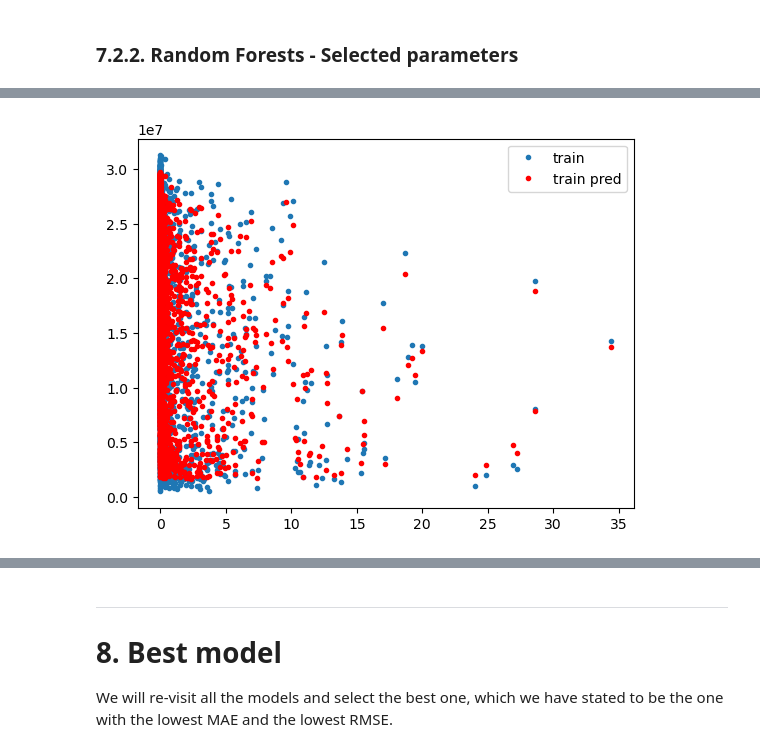
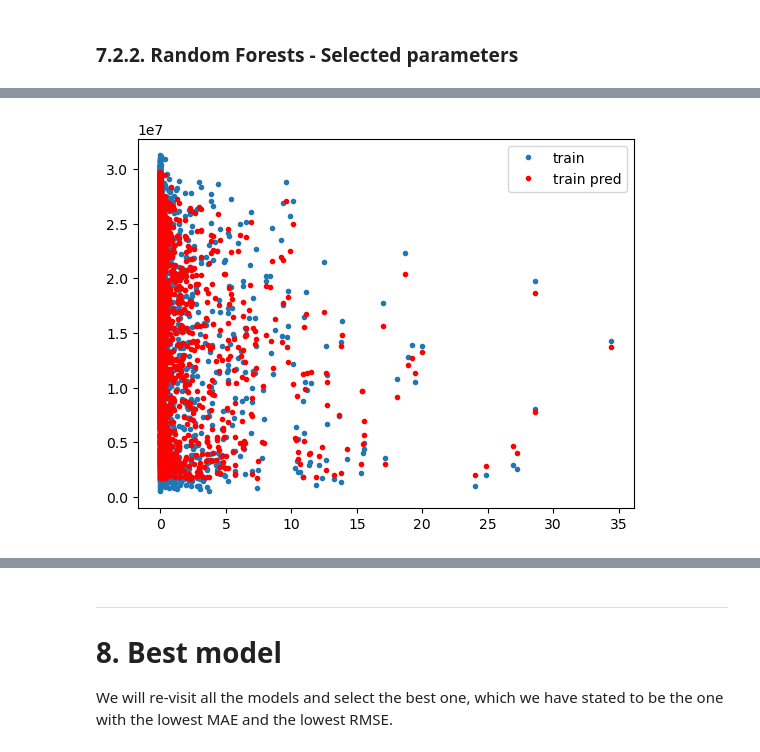
Before and after one commit to carlosiborra/AMS-2013-2014-Solar-Energy-Prediction-Contest, a Jupyter notebook: code/model.ipynb, the cells around one changed output, grey strips where cells are left out. Saved outputs shown, nothing was run; the diff lists cells and outputs as text; code cells hidden in the pictures.

Commit message:
✍🏼 Minor updates - Better Random Forests

```diff
--- a/code/model.ipynb
+++ b/code/model.ipynb
@@ -1256,7 +1255,8 @@ n_splits = 5
 
 pipeline = Pipeline(
     [
-        # ('scaler', StandardScaler()),  # We scale the data to avoid overfitting - Recommended for SVMs
+        # We scale the data to avoid overfitting - Recommended for SVMs
+        # ('scaler', StandardScaler()),
         # ('select', SelectKBest(f_regression)),
         ("model", SVR())
     ]
@@ -1264,9 +1264,9 @@ pipeline = Pipeline(
 
 param_grid = {
     "model__kernel": ["linear", "poly", "rbf", "sigmoid"],
-    "model__C": [0.1, 1, 10, 100, 1000],
+    "model__C": [0.1, 1, 10, 100, 1000, 1010, 1050, 1100],
     "model__gamma": ["scale", "auto", 0.1, 1, 10, 100, 1000],
-#   'select__k': list(range(1, X_train.shape[1]+1))
+    # 'select__k': list(range(1, X_train.shape[1]+1)),
 }
 
 # param_grid = {
@@ -1360,6 +1419,7 @@ param_grid = {
     "model__min_impurity_decrease": [0.0],
     "model__bootstrap": [True],
     # 'select__k': list(range(1, X_train.shape[1]+1)),
+    "model__random_state": [10],
 }
 
 # "model__max_depth": [None],
@@ -1395,7 +1455,9 @@ score = train_and_test(
 results["RandForest_pred"] = score
 times["RandForest_pred"] = total_time
 
-print_results("RANDOM FOREST PREDEFINED PARAMETERS", model, model.best_score_, score, total_time)
+print_results(
+    "RANDOM FOREST PREDEFINED PARAMETERS", model, model.best_score_, score, total_time
+)
 # %% [output]
 Results of the best estimator of Pipeline
 NMAE in validation: -2447807.29
@@ -1427,7 +1489,7 @@ Execution time: 39.71511888504028s
 ### 7.2.2. Random Forests - Selected parameters
 # %%
 np.random.seed(10)
-budget = 10
+budget = 30
 n_splits = 5
 
 pipeline = Pipeline(
@@ -1438,13 +1500,31 @@ pipeline = Pipeline(
 )
 
 param_grid = {
-    "model__n_estimators": [10, 50, 100, 200, 500],
-    "model__max_depth": [3, 5, 7, 9, 11, 13, 15, 17, 19, 21, 23, 25],
+    "model__n_estimators": [10, 100, 300, 500, 550, 600, 700, 750, 800, 900, 1000],
+    "model__max_depth": [5, 10, 15, 20, 23, 25, 30, 35, 40],
     "model__min_samples_split": [2, 5, 10, 15, 20],
     "model__min_samples_leaf": [1, 2, 4, 6, 8],
-    "model__max_features": [1.0, "sqrt", "log2"],
+    # It is preferred to use log2 as allows a greater number of features to be sampled compared to sqrt while 1.0 picks all features which leads to overfitting and slowness
+    # And by testing it several times with different parameters, it was observed that it is the one that gives the best results.
+    "model__max_features": ["log2"],
     "model__max_leaf_nodes": [None, 10, 100, 500],
+    # "select__k": list(range(1, X_train.shape[1] + 1)),
+    "model__random_state": [10],
 }
+
+# "model__max_depth": [None],
+# "model__min_samples_split": [2],
+# "model__min_samples_leaf": [1],
+# "model__max_leaf_nodes": [None],
+# "model__min_impurity_decrease": [0.0],
+# "model__bootstrap": [True],
+# "model__n_estimators": list(range(100, 230, 10)),
+# "model__max_features": ['sqrt', 'log2', 1.0, 0.7, 0.5, 0.3, 0.1],
+# Above 2 are the ones seen in class
+# "model__max_depth": [None, 5, 10, 15, 20],
+# "model__min_samples_split": [2, 5, 10, 15, 20],
+# "model__min_samples_leaf": [1, 2, 4, 6, 8],
+# 'select__k': list(range(1, X_train.shape[1]+1)),
 
 model = RandomizedSearchCV(
     pipeline,
@@ -1469,63 +1549,5 @@ results["RandForest_select"] = score
 times["RandForest_select"] = total_time
 
 print_results("Random Forest", model, model.best_score_, score, total_time)
-
-
-# np.random.seed(10)
-# budget = 5
-# n_splits = 5
-
-# pipeline = Pipeline(
-#     [
-#         # ('select', SelectKBest(f_regression)),
-#         ("model", RandomForestRegressor())
-#     ]
-# )
-
-# # Sólo dos hiper-parámetros: número k de árboles en el
-# # ensemble y tamaño mtry del subconjunto de atributos
-
-# param_grid = {
-#     "model__n_estimators": [100, 150, 200],
-#     "model__max_features": ["sqrt", "log2", 1.0],
-#     "model__criterion": ["squared_error", "absolute_error"],
-# }
-
-
-# # "model__max_depth": [None],
-# #     "model__min_samples_split": [2],
-# #     "model__min_samples_leaf": [1],
-# #     "model__max_leaf_nodes": [None],
-# #     "model__min_impurity_decrease": [0.0],
-# #     "model__bootstrap": [True],
-# # "model__n_estimators": list(range(100, 230, 10)),
-# # "model__max_features": ['sqrt', 'log2', 1.0, 0.7, 0.5, 0.3, 0.1],
-# # Above 2 are the ones seen in class
-# # "model__max_depth": [None, 5, 10, 15, 20],
-# # "model__min_samples_split": [2, 5, 10, 15, 20],
-# # "model__min_samples_leaf": [1, 2, 4, 6, 8],
-# # 'select__k': list(range(1, X_train.shape[1]+1)),
-
-# regr = RandomizedSearchCV(
-#     pipeline,
-#     param_grid,
-#     scoring="neg_mean_absolute_error",
-#     cv=TimeSeriesSplit(n_splits),
-#     n_iter=budget,
-#     n_jobs=-1,
-# )
-
-# start_time = time.time()
-# regr.fit(X=X_train, y=y_train)
-# end_time = time.time()
-
-# total_time = end_time - start_time
-
-# score = train_and_test(regr.best_estimator_, X_train, y_train, X_test, y_test)
-
-# results["RandForest_select"] = score
-# times["RandForest_select"] = total_time
-
-# print_results("Random Forest", regr, score, total_time)
 # %% [output]
 Results of the best estimator of Pipeline
@@ -1535 +1557 @@ RMSE test: 3037226.27   MAE test: 2090014.21
-[figure, old version]
+[figure, new version]
```
Also changed, not shown: parts of 14 cells of this notebook, 3 other files.
